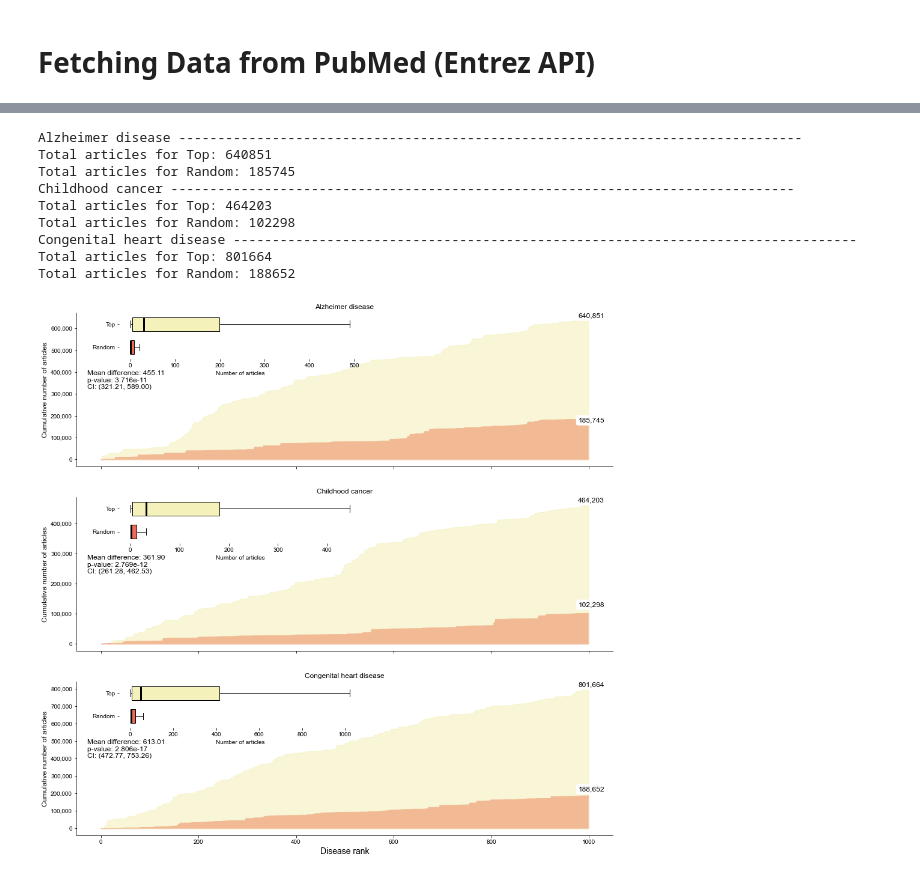
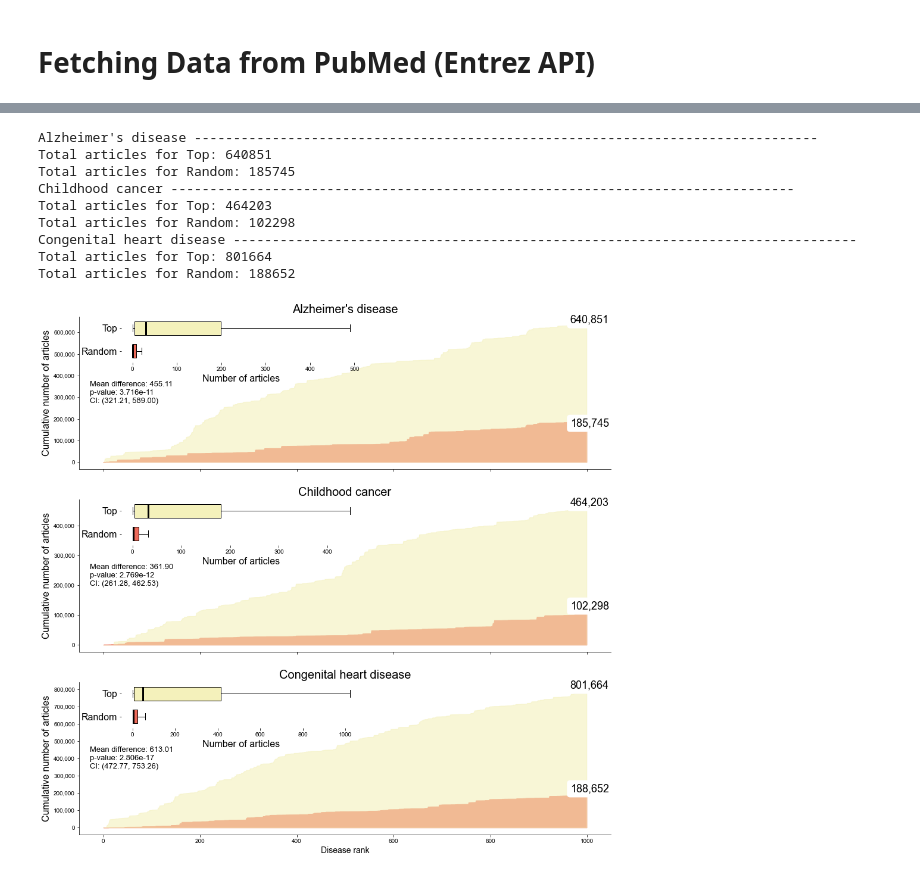
Before and after one commit to BRL-BCM/CTD, a Jupyter notebook: notebooks/PubMed_search.ipynb, the cells around one changed output, grey strips where cells are left out. Saved outputs shown, nothing was run; the diff lists cells and outputs as text; code cells hidden in the pictures.

```diff
--- a/notebooks/PubMed_search.ipynb
+++ b/notebooks/PubMed_search.ipynb
@@ -103,7 +102,8 @@ for csv_files, info in zip(all_files, subset):
 
         # Load results from CSV
         sufix = '_1000' if info != 'Disease_module' else ''
-        df_results = pd.read_csv(f"../data/target_disease/{explored_disease.replace(' ', '_')}_pubmed_results_{info}{sufix}.csv").head(TOP_DISEASE_NUM)
+        disname = explored_disease.replace(' ', '_').replace('\'s', '')
+        df_results = pd.read_csv(f"../data/target_disease/{disname}_pubmed_results_{info}{sufix}.csv").head(TOP_DISEASE_NUM)
 
         # Get total number of articles
         top_total = df_results["Articles"].sum()
@@ -111,27 +111,27 @@ for csv_files, info in zip(all_files, subset):
 
         # Plot results
         sns.barplot(data=df_results, x="Articles", y="Disease", color=colors[i], ax=ax)
-        ax.set_xlabel("Number of PubMed Articles")
-        ax.set_ylabel("Disease")
+        ax.set_xlabel("Number of PubMed Articles", size=20)
+        ax.set_ylabel(None)
         ax.grid(axis="x", linestyle="--", alpha=0.7)
         ax.set_yticks(ax.get_yticks())  # Ensure ticks are set before setting labels
-        ax.set_yticklabels(df_results['Disease'])
+        ax.set_yticklabels(df_results['Disease'], size=16)
         ax.set_frame_on(False)
 
         if info == 'Disease_module':
-            ax.set_title(f"{explored_disease} (Disease Module, Total: {top_total})")
+            ax.set_title(f"{explored_disease} (Disease Module, Total: {top_total})", size=22)
         elif info == 'Top':
-            ax.set_title(f"{explored_disease} (Top {TOP_DISEASE_NUM}, Total: {top_total})")
+            ax.set_title(f"{explored_disease} (Top {TOP_DISEASE_NUM}, Total: {top_total})", size=22)
         else:  # Random subset
-            ax.set_title(f"{explored_disease} (Random {TOP_DISEASE_NUM}, Total: {top_total})")
+            ax.set_title(f"{explored_disease} (Random {TOP_DISEASE_NUM}, Total: {top_total})", size=22)
 
         # Add value labels
         for p in ax.patches:
             width = p.get_width()
             ax.text(width / 2, p.get_y() + p.get_height() / 2, f'{int(width)}',
-                    ha='center', va='center', fontsize=12, color='black', fontweight='bold')
+                    ha='center', va='center', fontsize=14, color='black', fontweight='bold')
 
-        print('-' * 80)
+        print(explored_disease, '-' * 80)
 
     # Adjust layout and save the figure
     plt.tight_layout()
@@ -174,7 +174,8 @@ for i, explored_disease in enumerate(csv_files.keys()):
 
     # Stacked plot for Top and Random
     for info in ['Top', 'Random']:
-        df_results = pd.read_csv(f"../data/target_disease/{explored_disease.replace(' ', '_')}_pubmed_results_{info}_1000.csv")
+        disname = explored_disease.replace(' ', '_').replace('\'s', '')
+        df_results = pd.read_csv(f"../data/target_disease/{disname}_pubmed_results_{info}_1000.csv")
         df_all[info] = df_results['Articles']
 
         # Get total number of articles
@@ -187,7 +188,7 @@ for i, explored_disease in enumerate(csv_files.keys()):
                     xycoords="axes fraction",
                     ha="center",
                     va="center",
-                    fontsize=12,
+                    fontsize=18,
                     color='black',
                     bbox=dict(facecolor='white', edgecolor='none', boxstyle='round,pad=0.3'))
 
@@ -201,7 +202,7 @@ for i, explored_disease in enumerate(csv_files.keys()):
     formatter = FuncFormatter(lambda x, _: f"{x:,.0f}")
     # Apply the formatter to the y-axis
     ax.yaxis.set_major_formatter(formatter)
-    ax.set_ylabel('Cumulative number of articles', size=12)
+    ax.set_ylabel('Cumulative number of articles', size=16)
 
     # *************** Create horizontal boxplots inside each subplot
     ax_inset = ax.inset_axes([0.08, 0.7, 0.45, 0.3])  # Positioning the inset boxplot (x, y, width, height)
@@ -219,8 +220,8 @@ for i, explored_disease in enumerate(csv_files.keys()):
     box['boxes'][1].set_facecolor(top_color)  # Top box color
     box['boxes'][0].set_facecolor(random_color)  # Random box color
     # Adding labels for the boxplot
-    ax_inset.set_yticklabels(['Random', 'Top'])
-    ax_inset.set_xlabel("Number of articles")
+    ax_inset.set_yticklabels(['Random', 'Top'], size=16)
+    ax_inset.set_xlabel("Number of articles", size=16)
     # *******************************************************************
 
     # T-test between Top and Random distributions
@@ -233,35 +234,35 @@ for i, explored_disease in enumerate(csv_files.keys()):
     ci_high = mean_diff + 1.96 * std_diff
 
     # Display Mean Difference, p-value, and Confidence Interval on the plot
     ax.annotate(f"Mean difference: {mean_diff:.2f}\np-value: {p_value:.3e}\nCI: ({ci_low:.2f}, {ci_high:.2f})",
-                xy=(0.02, 0.56),
+                xy=(0.02, 0.50),
                 xycoords="axes fraction",
                 ha="left",
                 va="center",
-                fontsize=12,
+                fontsize=13,
                 color='black',
                 bbox=dict(facecolor='white', edgecolor='none', boxstyle='round,pad=0.3'))
 
-    ax.set_title(explored_disease)
+    ax.set_title(explored_disease, size=20)
     # Remove legend
     ax.legend().set_visible(False)
 
 # Remove the box around the subplots
 for ax in axes:
     ax.spines['top'].set_visible(False)
     ax.spines['right'].set_visible(False)
 
 plt.xlabel("Disease rank", size=14)
 plt.savefig(f"pubmed_cum_results_{info}.png", dpi=200, bbox_inches='tight')
 plt.show()
 # %% [output]
-Alzheimer disease --------------------------------------------------------------------------------
+Alzheimer's disease --------------------------------------------------------------------------------
 Total articles for Top: 640851
 Total articles for Random: 185745
 Childhood cancer --------------------------------------------------------------------------------
 Total articles for Top: 464203
 Total articles for Random: 102298
 Congenital heart disease --------------------------------------------------------------------------------
 Total articles for Top: 801664
 Total articles for Random: 188652
-[figure, old version]
+[figure, new version]
```
Also changed, not shown: parts of 3 cells of this notebook, 1 other file.
